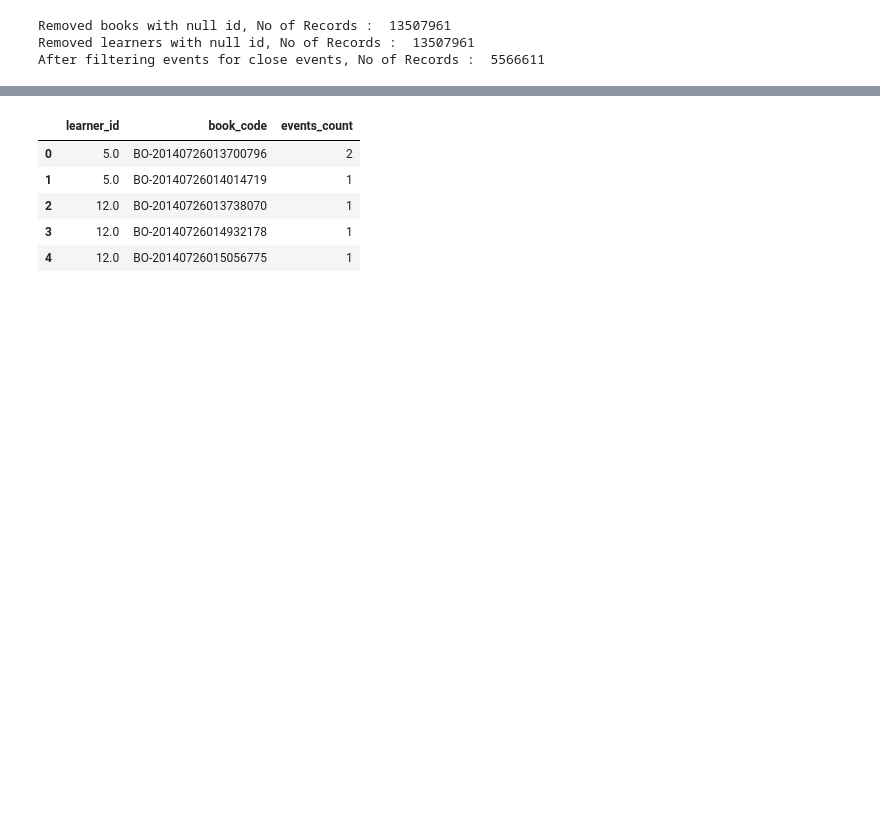
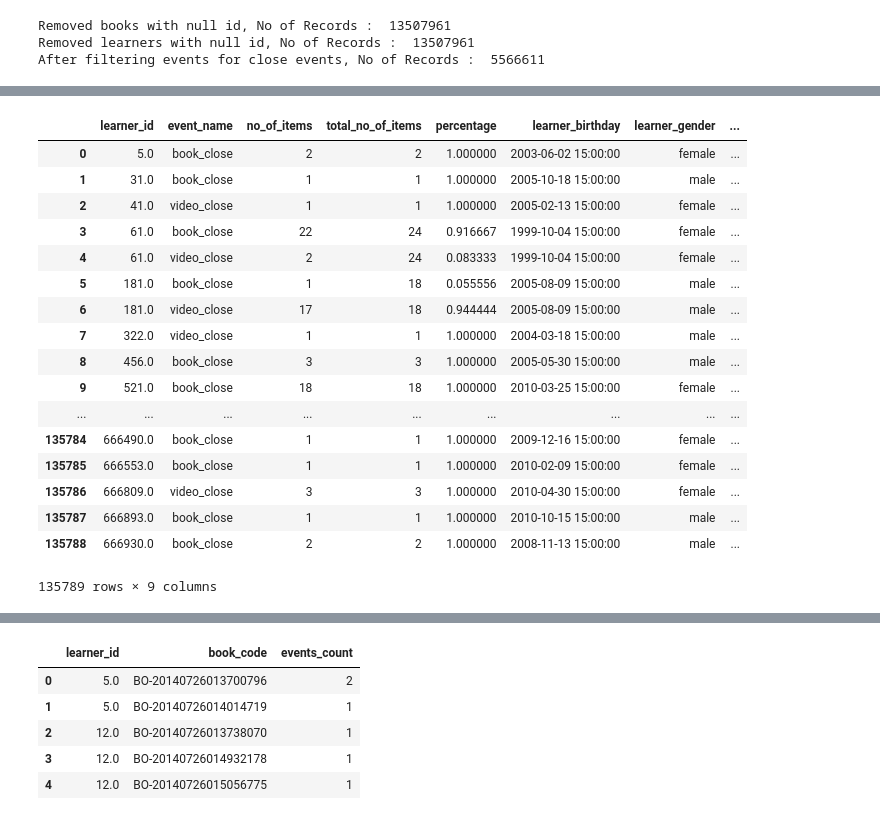
Before and after one commit to raviraju/recommender_system, a Jupyter notebook: debug_notebook_scripts/descriptive_stats.ipynb, the cells around one changed output, grey strips where cells are left out. Cells and saved outputs as stored; diff of their text form; code cells hidden in the pictures; blank space fills up the shorter version.

Commit message:
cosine similarity for viewing media type and ages similarity

```diff
--- a/debug_notebook_scripts/descriptive_stats.ipynb
+++ b/debug_notebook_scripts/descriptive_stats.ipynb
@@ -42,0 +69,12 @@ dataframe.sort_values(by='event_time', inplace=True)
+# %%
+learner_item_type_stats = item_type_stats.merge(total_item_type_stats, on='learner_id')
+# %%
+learner_item_type_stats['percentage'] = learner_item_type_stats['no_of_items'] / learner_item_type_stats['total_no_of_items']
+# %%
+import datetime as DT
+demograph = pd.read_csv('../books_recommender/data/bc.demographics.csv',
+                        parse_dates=['learner_birthday'])
+now = pd.Timestamp(DT.datetime.now())
+demograph['dob'] = pd.to_datetime(demograph['learner_birthday'], format='%m%d%y')
+demograph['dob'] = demograph['dob'].where(demograph['dob'] < now, demograph['dob'] -  np.timedelta64(100, 'Y'))
+demograph['age'] = (now - demograph['dob']).astype('<m8[Y]')
@@ -42,0 +90,23 @@ dataframe.sort_values(by='event_time', inplace=True)
+# %%
+learner_age_item_type_stats = learner_item_type_stats.merge(demograph, on='learner_id')
+# %%
+learner_age_item_type_stats
+# %% [output]
+|  | learner_id | event_name | no_of_items | total_no_of_items | percentage | learner_birthday | learner_gender | ... |
+| 0 | 5.0 | book_close | 2 | 2 | 1.000000 | 2003-06-02 15:00:00 | female | ... |
+| 1 | 31.0 | book_close | 1 | 1 | 1.000000 | 2005-10-18 15:00:00 | male | ... |
+| 2 | 41.0 | video_close | 1 | 1 | 1.000000 | 2005-02-13 15:00:00 | female | ... |
+| 3 | 61.0 | book_close | 22 | 24 | 0.916667 | 1999-10-04 15:00:00 | female | ... |
+| 4 | 61.0 | video_close | 2 | 24 | 0.083333 | 1999-10-04 15:00:00 | female | ... |
+| 5 | 181.0 | book_close | 1 | 18 | 0.055556 | 2005-08-09 15:00:00 | male | ... |
+| 6 | 181.0 | video_close | 17 | 18 | 0.944444 | 2005-08-09 15:00:00 | male | ... |
+| 7 | 322.0 | video_close | 1 | 1 | 1.000000 | 2004-03-18 15:00:00 | male | ... |
+| 8 | 456.0 | book_close | 3 | 3 | 1.000000 | 2005-05-30 15:00:00 | male | ... |
+| 9 | 521.0 | book_close | 18 | 18 | 1.000000 | 2010-03-25 15:00:00 | female | ... |
+| ... | ... | ... | ... | ... | ... | ... | ... | ... |
+| 135784 | 666490.0 | book_close | 1 | 1 | 1.000000 | 2009-12-16 15:00:00 | female | ... |
+| 135785 | 666553.0 | book_close | 1 | 1 | 1.000000 | 2010-02-09 15:00:00 | female | ... |
+| 135786 | 666809.0 | video_close | 3 | 3 | 1.000000 | 2010-04-30 15:00:00 | female | ... |
+| 135787 | 666893.0 | book_close | 1 | 1 | 1.000000 | 2010-10-15 15:00:00 | male | ... |
+| 135788 | 666930.0 | book_close | 2 | 2 | 1.000000 | 2008-11-13 15:00:00 | male | ... |
+135789 rows × 9 columns
```
Also changed, not shown: parts of 11 cells of this notebook, 3 other files.
